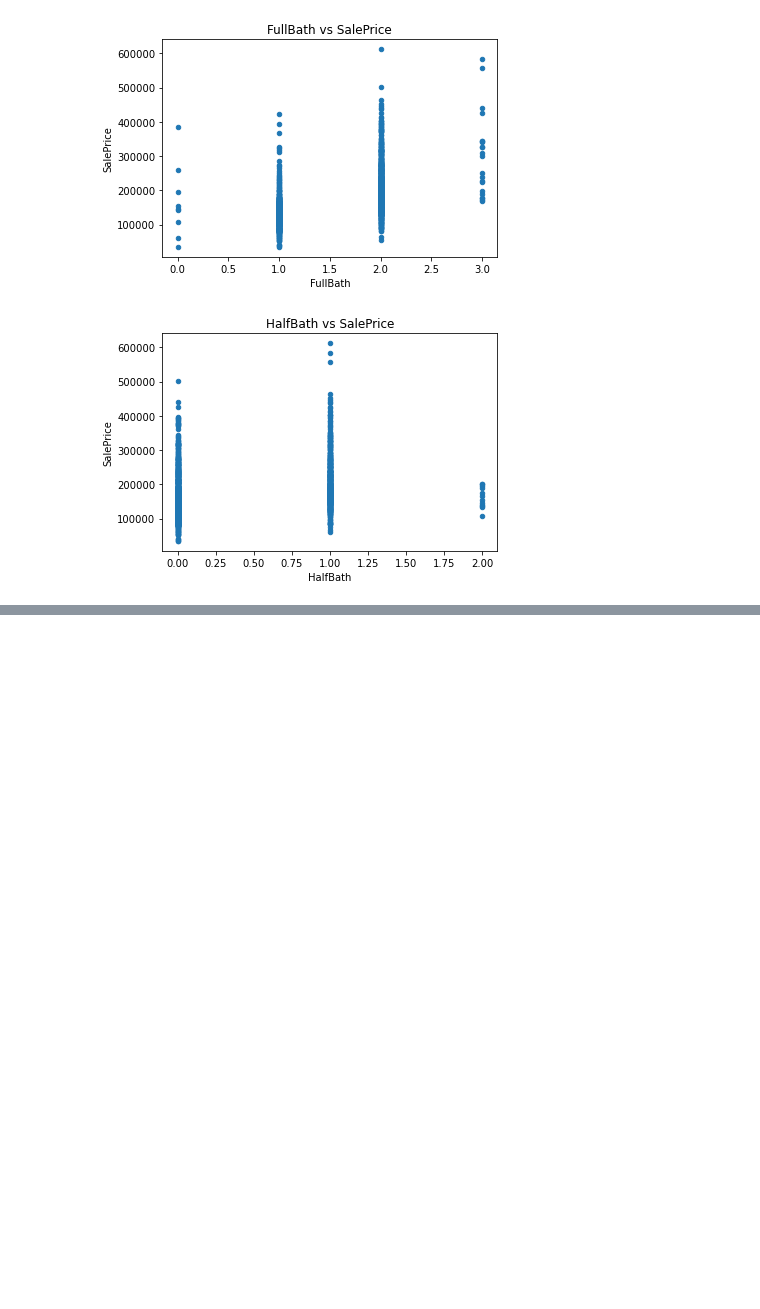
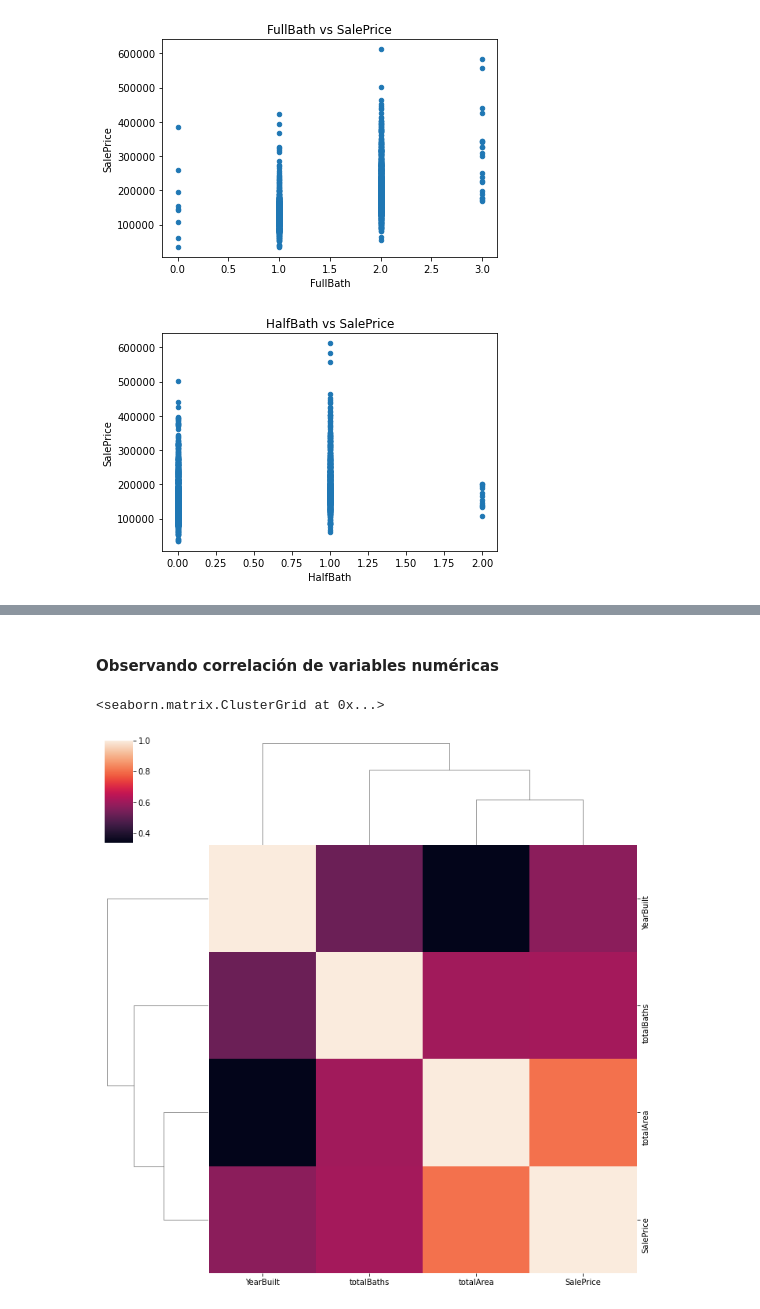
Before and after one commit to lucasbaldezzari/CursoAADoc, a Jupyter notebook: Actividades/TP 4/TP4-Baldezzari.ipynb, the cells around one changed output, grey strips where cells are left out. Drawn from its saved outputs; the diff is of its cells as text; code cells hidden in the pictures; blank space fills up the shorter version.

```diff
--- a/Actividades/TP 4/TP4-Baldezzari.ipynb
+++ b/Actividades/TP 4/TP4-Baldezzari.ipynb
@@ -226,0 +261,9 @@ trainset.plot.scatter(x="HalfBath", y="SalePrice", title ="HalfBath vs SalePrice
+# %% [markdown]
+#### Observando correlación de variables numéricas
+# %%
+from seaborn import clustermap
+
+clustermap(trainset[["totalArea","totalBaths", "YearBuilt","SalePrice"]].corr())
+# %% [output]
+<seaborn.matrix.ClusterGrid at 0x...>
+[figure, added]
```
Also changed, not shown: parts of 23 cells of this notebook, 1 other file.
